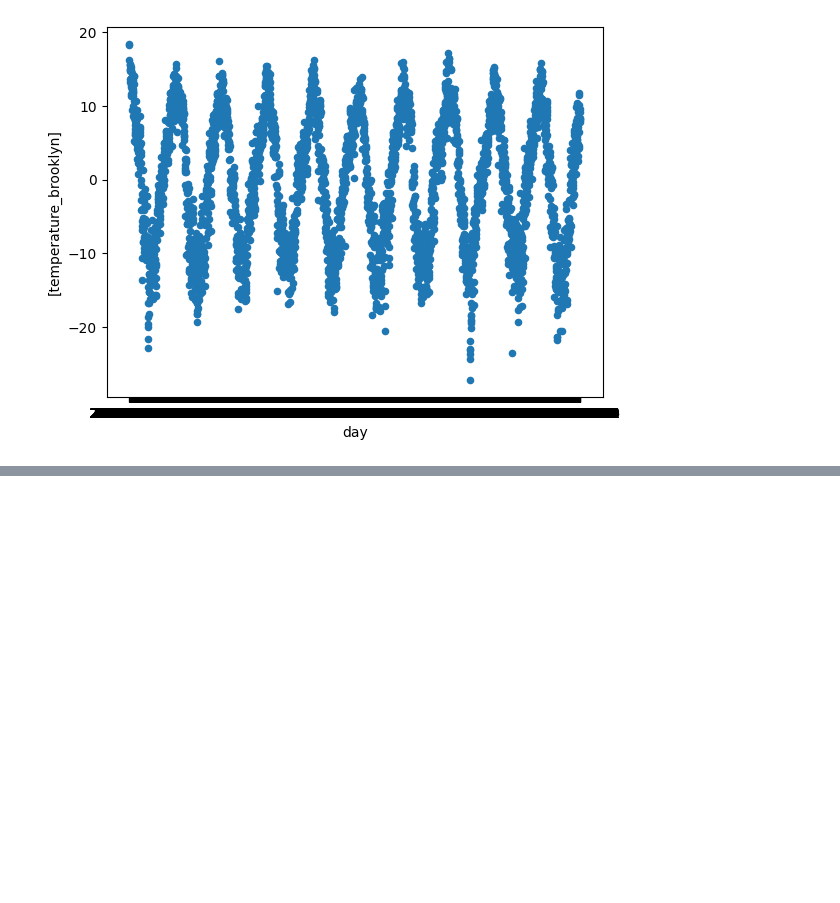
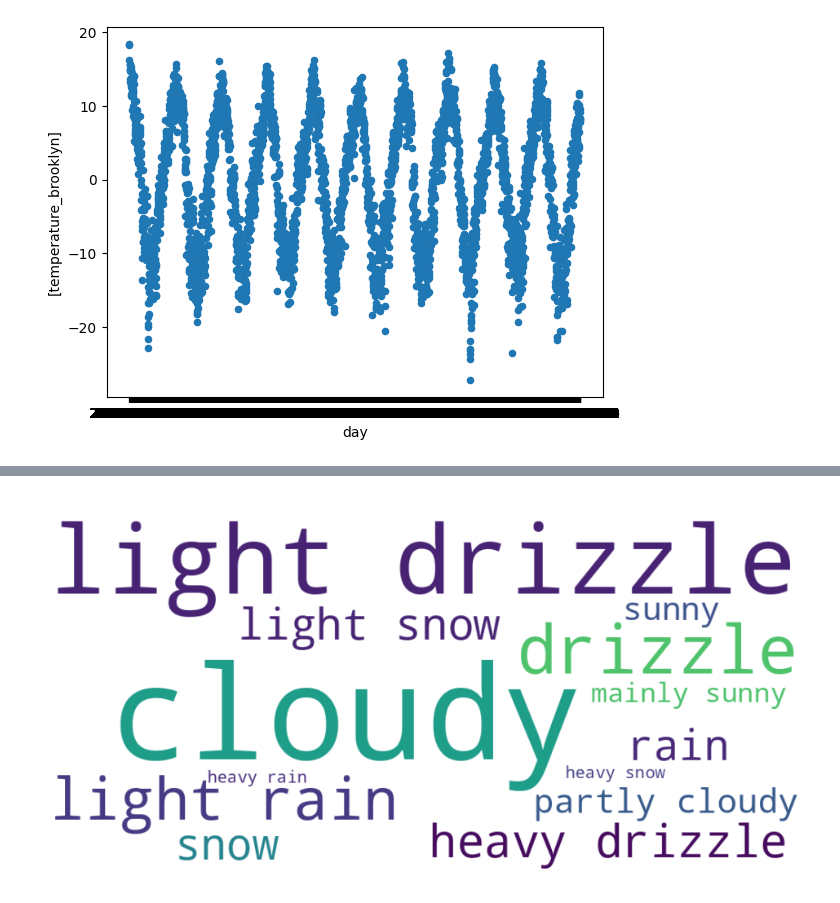
Before and after one commit to helenawittlich/berlin-brooklyn-weather, a Jupyter notebook: data/weather_analysis.ipynb, the cells around one changed output, grey strips where cells are left out. Cells and saved outputs as stored; diff of their text form; code cells hidden in the pictures; blank space fills up the shorter version.

```diff
--- a/data/weather_analysis.ipynb
+++ b/data/weather_analysis.ipynb
@@ -293,0 +307,6 @@ merged.to
+# %%
+# rainy days per month -- makes no sense because of snow
+
+merged['rain_day_berlin'] = merged['rain_berlin'] >= 1
+# %%
+merged['rain_day_brooklyn'] = merged['rain_brooklyn'] >= 1
@@ -293,0 +348,33 @@ merged.to
+# %%
+#Trying a wordcloud for fun woth Chat GPT
+
+text_berlin = ', '.join(merged['weather_description_berlin'].dropna().astype(str))
+text_brooklyn = ', '.join(merged['weather_description_berlin'].dropna().astype(str))
+# %%
+
+
+
+# Step 1: Normalize the text
+words = text_berlin.split(',')                     # split at commas
+words = [w.strip().lower() for w in words]      # remove whitespace and lowercase
+
+# Step 2 (optional): inspect unique values
+unique_words = sorted(set(words))
+# print(unique_words)  # check if there are still duplicates like 'cloudy ' or 'cloudy\n'
+
+# Step 3: Count frequencies
+word_counts = Counter(words)
+
+# Step 4: Generate word cloud
+wordcloud = WordCloud(
+    width=1000, height=500,
+    background_color='white'
+).generate_from_frequencies(word_counts)
+
+# Step 5: Display
+plt.figure(figsize=(12, 6))
+plt.imshow(wordcloud, interpolation='bilinear')
+plt.axis('off')
+plt.show()
+# %% [output]
+[figure, added]
```
Also changed, not shown: parts of 20 cells of this notebook, 9 other files.
